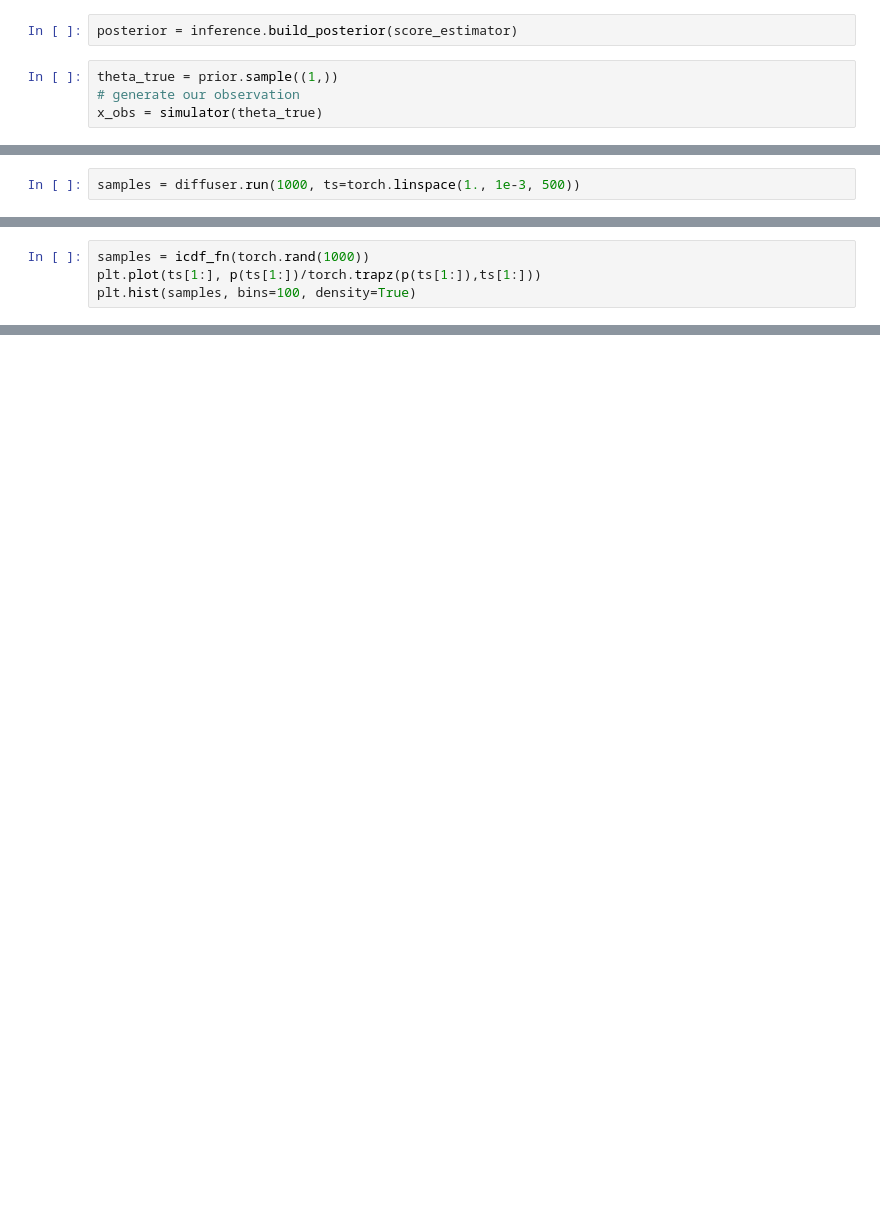
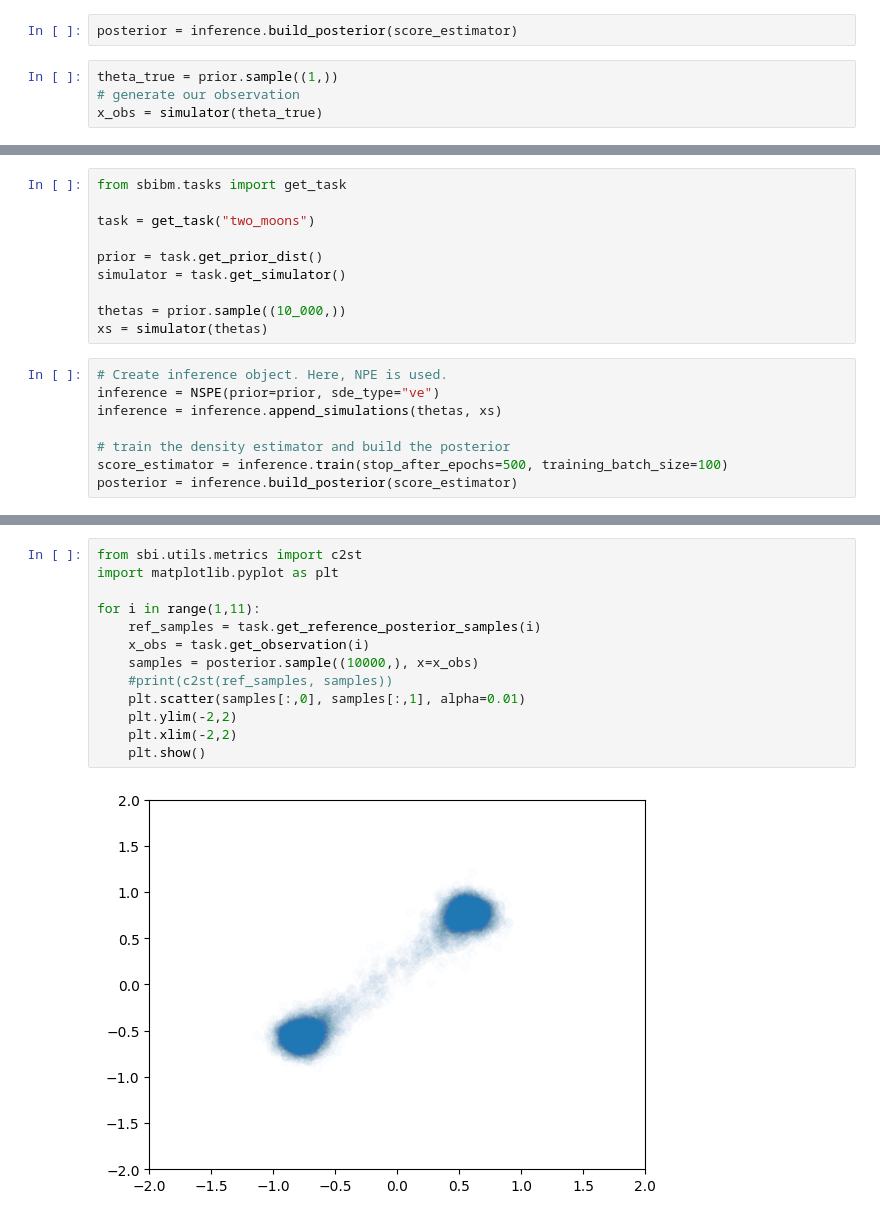
Before and after one commit to ms6730/sbi_code, a Jupyter notebook: tutorials/20_nspe.ipynb, the cells around one changed output, grey strips where cells are left out. Cells and saved outputs as stored; diff of their text form; blank space fills up the shorter version.

```diff
--- a/tutorials/20_nspe.ipynb
+++ b/tutorials/20_nspe.ipynb
@@ -135,2 +73,0 @@ torch.Size([3, 100, 3])
-# %%
-samples = diffuser.run(1000, ts=torch.linspace(1., 1e-3, 500))
@@ -210,4 +73,0 @@ plt.plot(cdf)
-# %%
-samples = icdf_fn(torch.rand(1000))
-plt.plot(ts[1:], p(ts[1:])/torch.trapz(p(ts[1:]),ts[1:]))
-plt.hist(samples, bins=100, density=True)
@@ -238,0 +79,18 @@ tensor(0.0010)
+# %%
+from sbibm.tasks import get_task
+
+task = get_task("two_moons")
+
+prior = task.get_prior_dist()
+simulator = task.get_simulator()
+
+thetas = prior.sample((10_000,))
+xs = simulator(thetas)
+# %%
+# Create inference object. Here, NPE is used.
+inference = NSPE(prior=prior, sde_type="ve")
+inference = inference.append_simulations(thetas, xs)
+
+# train the density estimator and build the posterior
+score_estimator = inference.train(stop_after_epochs=500, training_batch_size=100)
+posterior = inference.build_posterior(score_estimator)
@@ -238,0 +109,15 @@ tensor(0.0010)
+# %%
+from sbi.utils.metrics import c2st
+import matplotlib.pyplot as plt
+
+for i in range(1,11):
+    ref_samples = task.get_reference_posterior_samples(i)
+    x_obs = task.get_observation(i)
+    samples = posterior.sample((10000,), x=x_obs)
+    #print(c2st(ref_samples, samples))
+    plt.scatter(samples[:,0], samples[:,1], alpha=0.01)
+    plt.ylim(-2,2)
+    plt.xlim(-2,2)
+    plt.show()
+# %% [output]
+[figure, added]
```
Also changed, not shown: parts of 38 cells of this notebook, 8 other files.
